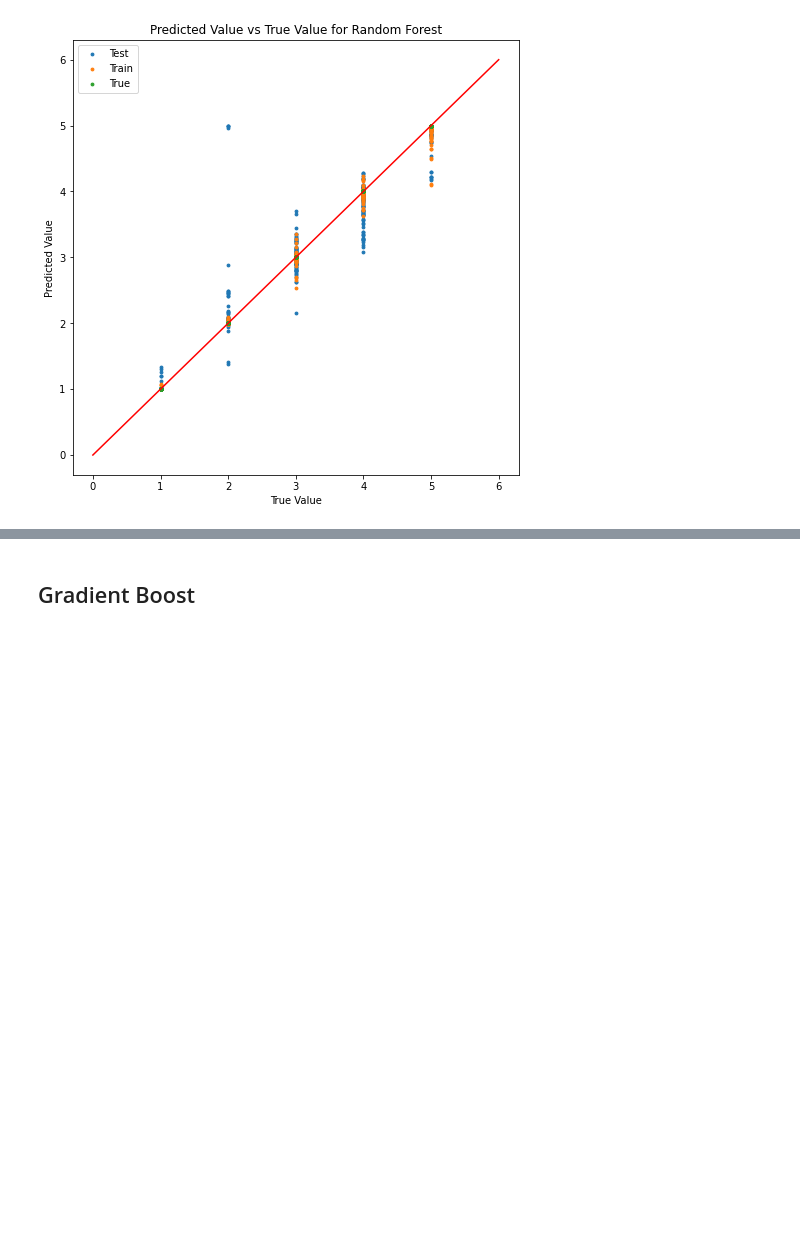
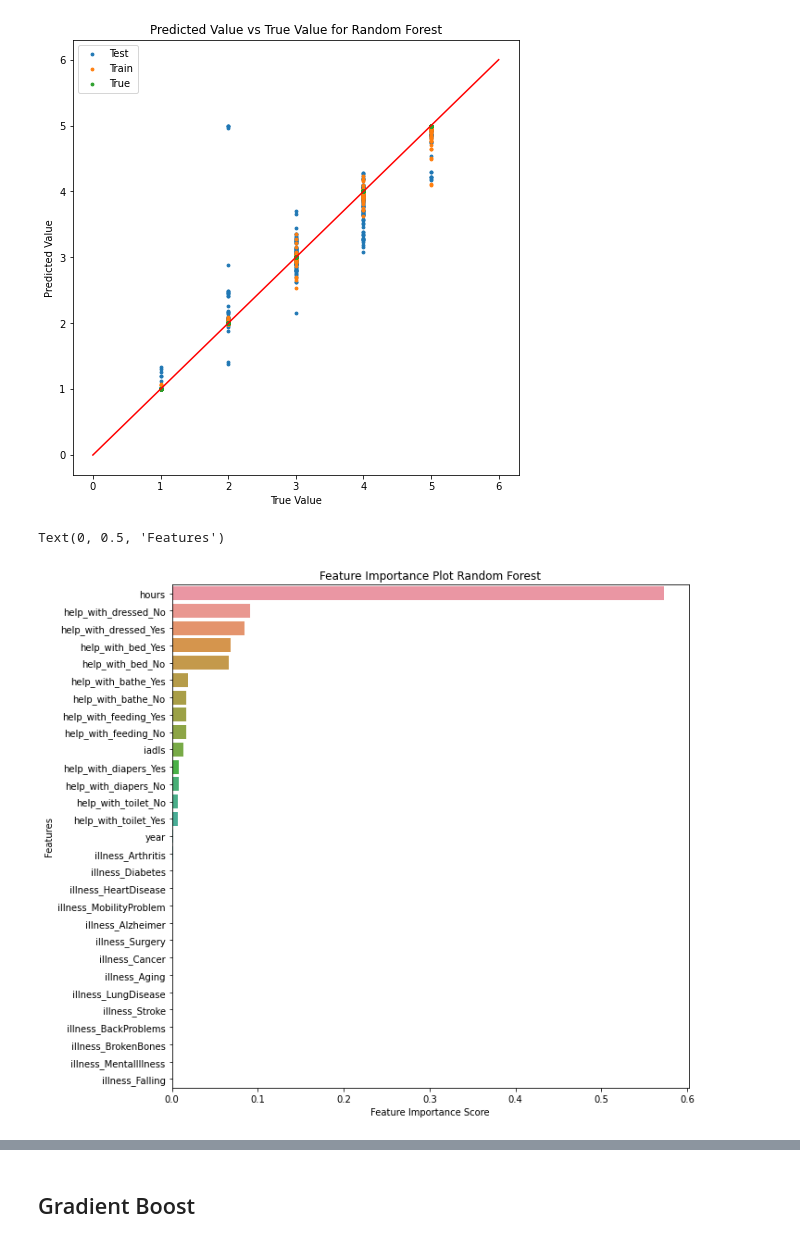
Before and after one commit to woonsupkim/BurdenofCare, a Jupyter notebook: burden2.ipynb, the cells around one changed output, grey strips where cells are left out. Drawn from its saved outputs; the diff is of its cells as text; code cells hidden in the pictures; blank space fills up the shorter version.

```diff
--- a/burden2.ipynb
+++ b/burden2.ipynb
@@ -619,3 +619,15 @@ plt.ylabel("Predicted Value")
 # %% [output]
 Text(0, 0.5, 'Predicted Value')
 [figure]
+# %%
+sorted_importance = sorted(zip(df_reg2.drop('burden', axis = 1).columns, model2_2.feature_importances_), key=lambda t:t[1], reverse = True)
+a, b = zip(*sorted_importance)
+plt.figure(figsize = (10,10))
+df = pd.DataFrame({'feature_name':a, 'importance_score':b})
+sns.barplot(data = df, x = 'importance_score', y='feature_name', orient = 'h');
+plt.title('Feature Importance Plot Random Forest')
+plt.xlabel('Feature Importance Score')
+plt.ylabel('Features')
+# %% [output]
+Text(0, 0.5, 'Features')
+[figure, added]
```
Also changed, not shown: parts of 6 cells of this notebook.
